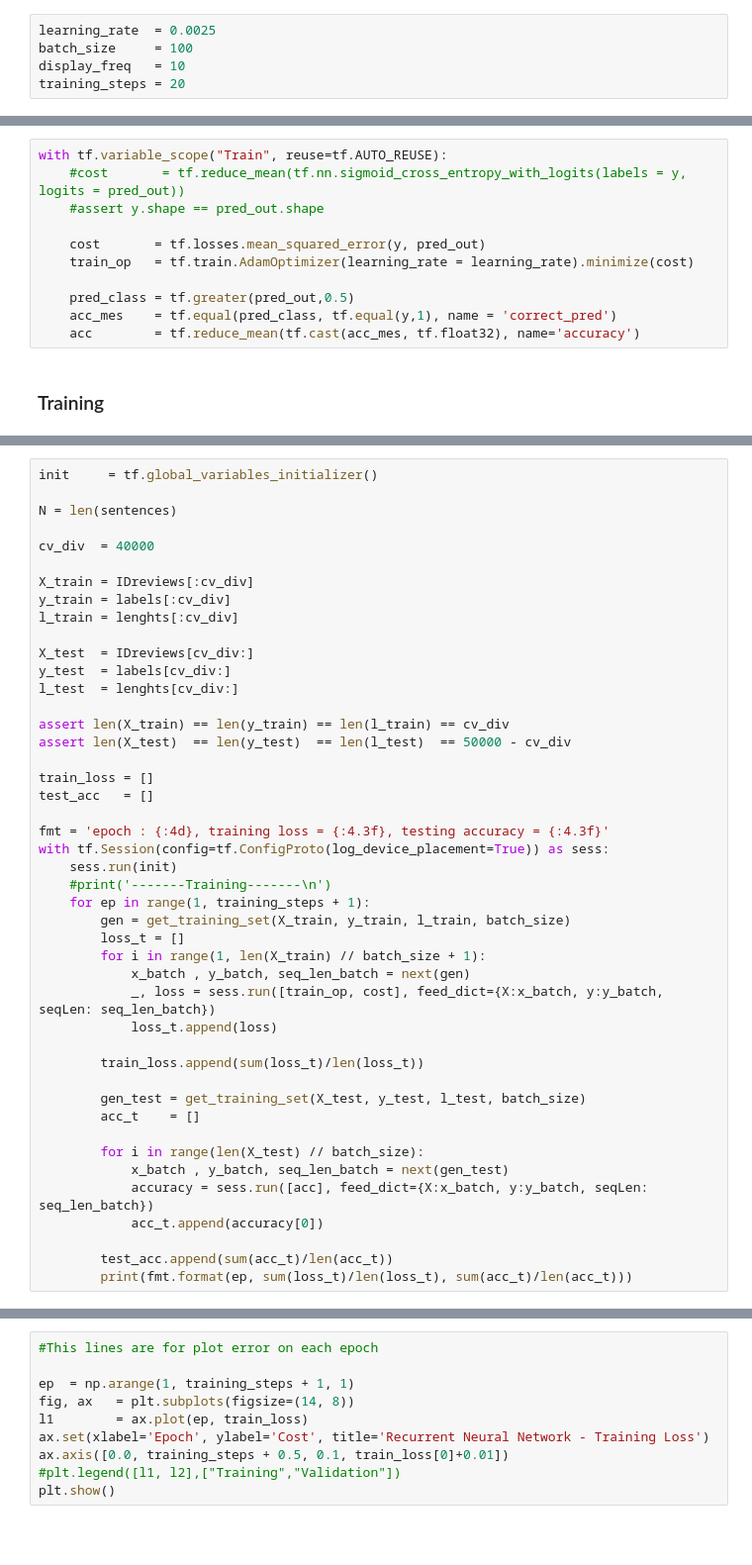
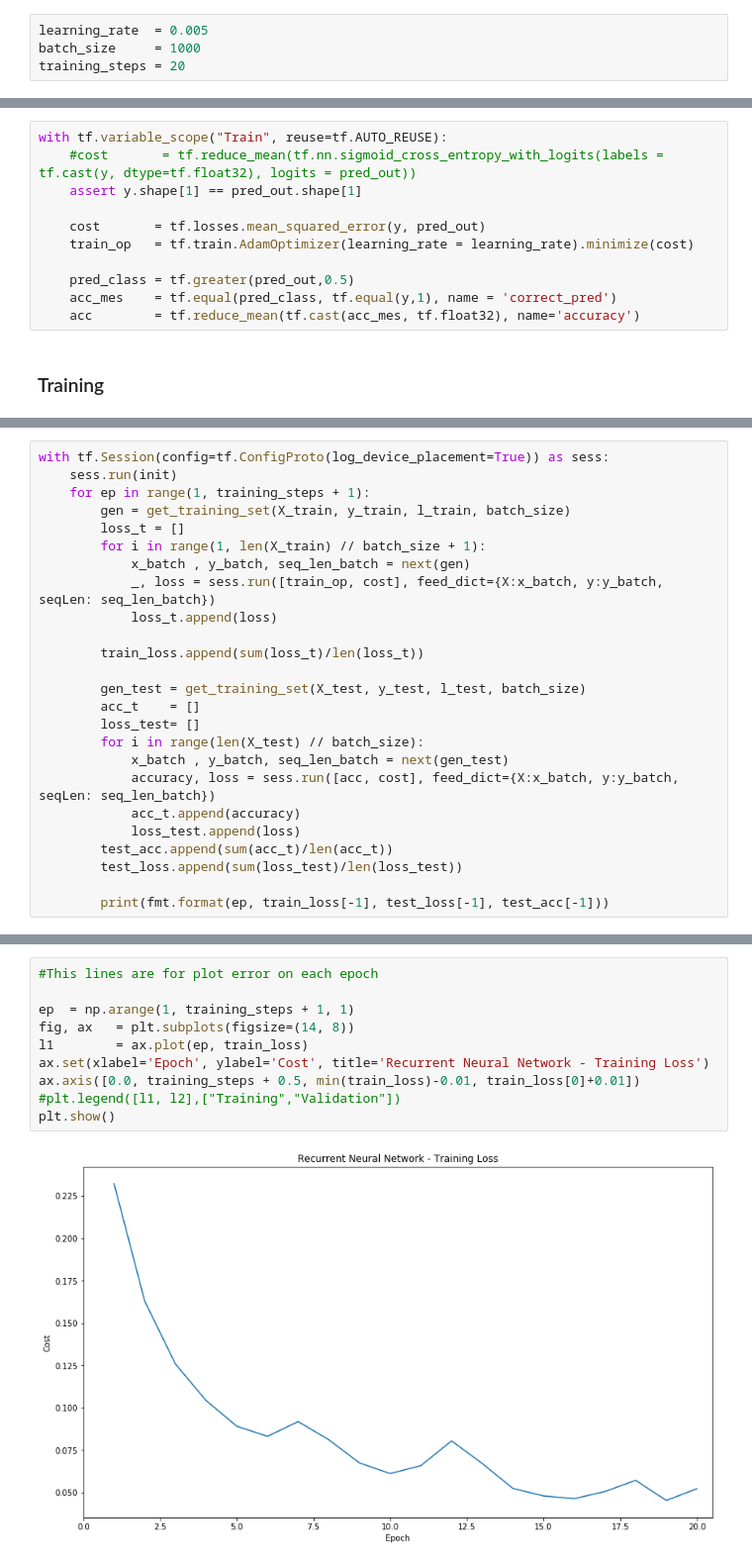
Before and after one commit to jarchv/rnn-sentiment-analysis, a Jupyter notebook: rnn_sa.ipynb, the cells around one changed output, grey strips where cells are left out. Shown at 99% size. Cells and saved outputs as stored; diff of their text form; blank space fills up the shorter version.

Commit message:
no test-loss

```diff
--- a/rnn_sa.ipynb
+++ b/rnn_sa.ipynb
@@ -260,9 +252,8 @@ seq_max_len      = MAX_LEN
 # %% [markdown]
 ### Hyperparameters
 # %%
-learning_rate  = 0.0025
-batch_size     = 100
-display_freq   = 10
+learning_rate  = 0.005
+batch_size     = 1000
 training_steps = 20
 # %% [markdown]
 ### Graph
@@ -276,8 +267,8 @@ with tf.variable_scope("RNN", reuse=tf.AUTO_REUSE):
     pred_out = RNN(X, voc_size, emb_size, num_hidden_units, batch_size, seq_max_len, seqLen, number_of_layers)
 # %%
 with tf.variable_scope("Train", reuse=tf.AUTO_REUSE):
-    #cost       = tf.reduce_mean(tf.nn.sigmoid_cross_entropy_with_logits(labels = y, logits = pred_out))
-    #assert y.shape == pred_out.shape
+    #cost       = tf.reduce_mean(tf.nn.sigmoid_cross_entropy_with_logits(labels = tf.cast(y, dtype=tf.float32), logits = pred_out))
+    assert y.shape[1] == pred_out.shape[1]
 
     cost       = tf.losses.mean_squared_error(y, pred_out)
     train_op   = tf.train.AdamOptimizer(learning_rate = learning_rate).minimize(cost)
@@ -290,28 +308,6 @@ with tf.variable_scope("Train", reuse=tf.AUTO_REUSE):
 # %%
-init     = tf.global_variables_initializer()
-
-N = len(sentences)
-
-cv_div  = 40000
-
-X_train = IDreviews[:cv_div]
-y_train = labels[:cv_div]
-l_train = lenghts[:cv_div]
-
-X_test  = IDreviews[cv_div:]
-y_test  = labels[cv_div:]
-l_test  = lenghts[cv_div:]
-
-assert len(X_train) == len(y_train) == len(l_train) == cv_div
-assert len(X_test)  == len(y_test)  == len(l_test)  == 50000 - cv_div
-
-train_loss = []
-test_acc   = []
-
-fmt = 'epoch : {:4d}, training loss = {:4.3f}, testing accuracy = {:4.3f}'
 with tf.Session(config=tf.ConfigProto(log_device_placement=True)) as sess:
     sess.run(init)
-    #print('-------Training-------\n')
     for ep in range(1, training_steps + 1):
         gen = get_training_set(X_train, y_train, l_train, batch_size)
         loss_t = []
@@ -324,11 +320,13 @@ with tf.Session(config=tf.ConfigProto(log_device_placement=True)) as sess:
 
         gen_test = get_training_set(X_test, y_test, l_test, batch_size)
         acc_t    = []
-
+        loss_test= []
         for i in range(len(X_test) // batch_size):
             x_batch , y_batch, seq_len_batch = next(gen_test)
-            accuracy = sess.run([acc], feed_dict={X:x_batch, y:y_batch, seqLen: seq_len_batch})
-            acc_t.append(accuracy[0])
+            accuracy, loss = sess.run([acc, cost], feed_dict={X:x_batch, y:y_batch, seqLen: seq_len_batch})
+            acc_t.append(accuracy)
+            loss_test.append(loss)
+        test_acc.append(sum(acc_t)/len(acc_t))
+        test_loss.append(sum(loss_test)/len(loss_test))
 
-        test_acc.append(sum(acc_t)/len(acc_t))
-        print(fmt.format(ep, sum(loss_t)/len(loss_t), sum(acc_t)/len(acc_t)))
+        print(fmt.format(ep, train_loss[-1], test_loss[-1], test_acc[-1]))
@@ -335,13 +354,15 @@ with tf.Session(config=tf.ConfigProto(log_device_placement=True)) as sess:
 # %%
 #This lines are for plot error on each epoch
 
 ep  = np.arange(1, training_steps + 1, 1)
 fig, ax   = plt.subplots(figsize=(14, 8))
 l1        = ax.plot(ep, train_loss)
 ax.set(xlabel='Epoch', ylabel='Cost', title='Recurrent Neural Network - Training Loss')
-ax.axis([0.0, training_steps + 0.5, 0.1, train_loss[0]+0.01])
+ax.axis([0.0, training_steps + 0.5, min(train_loss)-0.01, train_loss[0]+0.01])
 #plt.legend([l1, l2],["Training","Validation"])
 plt.show()
+# %% [output]
+[figure, added]
 # %%
 fig, ax = plt.subplots(figsize=(14, 8))
 l2      = ax.plot( ep, test_acc)
```
Also changed, not shown: parts of 15 cells of this notebook, 1 other file.
